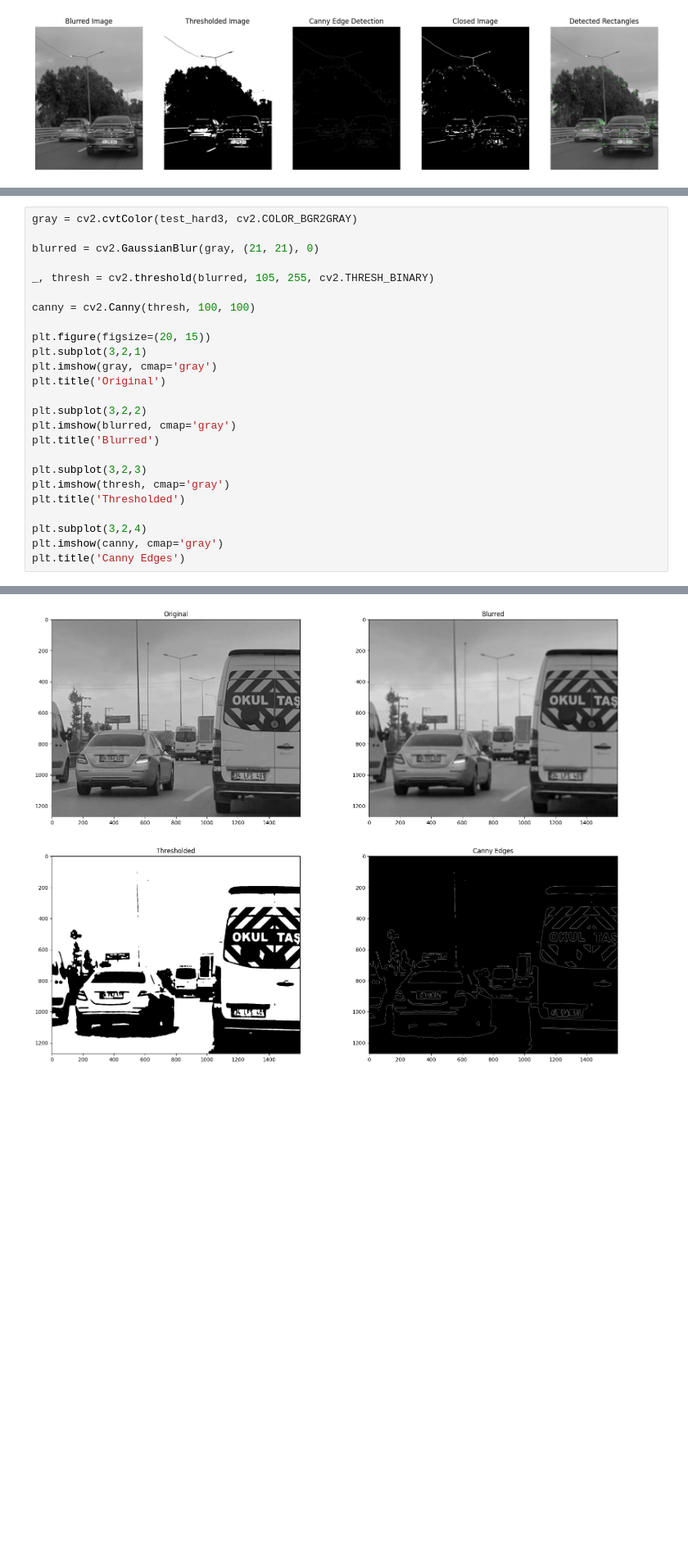
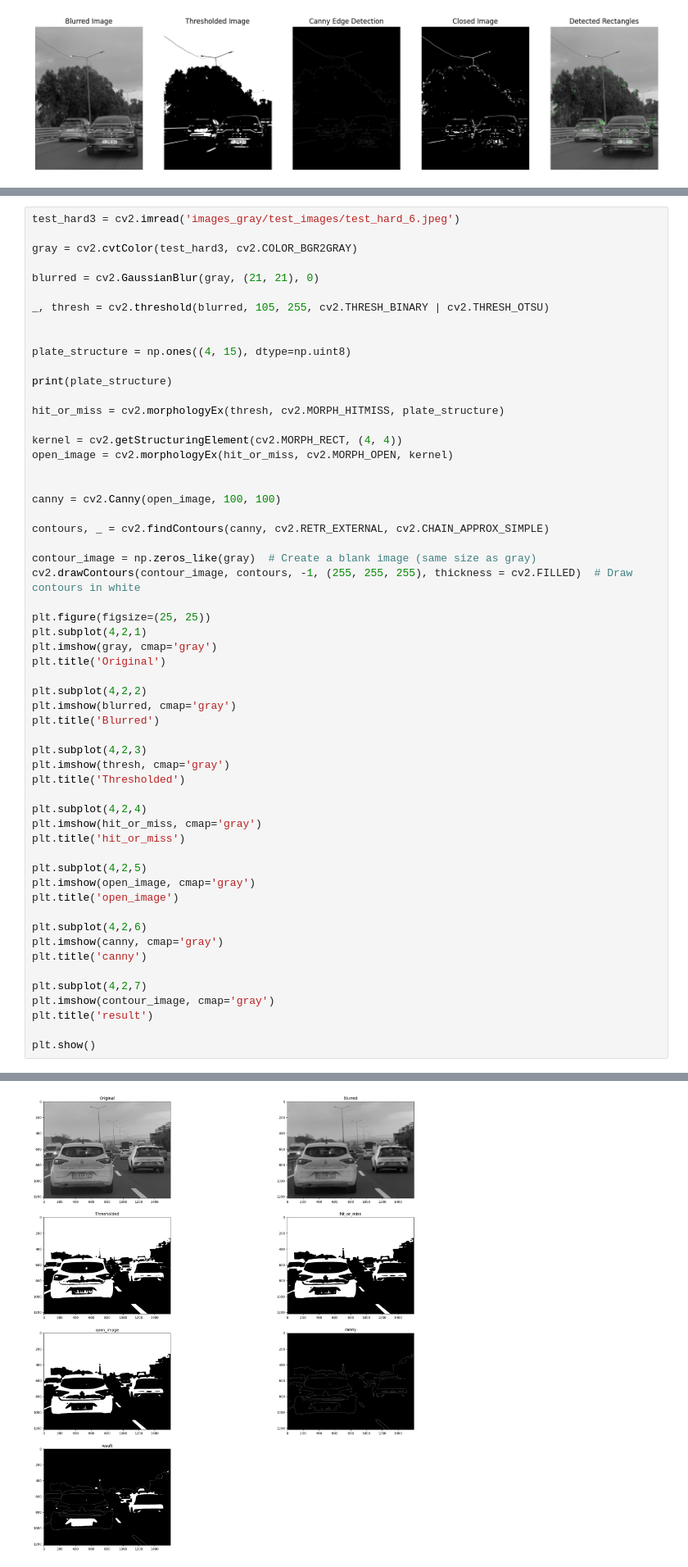
Before and after one commit to beyzanrcam/Image_Processing, a Jupyter notebook: BEYZANUR_CAM_PRJ/main.ipynb, the cells around one changed output, grey strips where cells are left out. Shown at 82% size. Cells and saved outputs as stored; diff of their text form; blank space fills up the shorter version.

Commit message:
Refactor image processing pipeline for improved performance and accuracy

```diff
--- a/BEYZANUR_CAM_PRJ/main.ipynb
+++ b/BEYZANUR_CAM_PRJ/main.ipynb
@@ -375,26 +443,58 @@ plt.show()
 # %%
+test_hard3 = cv2.imread('images_gray/test_images/test_hard_6.jpeg')
+
 gray = cv2.cvtColor(test_hard3, cv2.COLOR_BGR2GRAY)
 
 blurred = cv2.GaussianBlur(gray, (21, 21), 0)
 
-_, thresh = cv2.threshold(blurred, 105, 255, cv2.THRESH_BINARY)
+_, thresh = cv2.threshold(blurred, 105, 255, cv2.THRESH_BINARY | cv2.THRESH_OTSU)
 
-canny = cv2.Canny(thresh, 100, 100)
 
-plt.figure(figsize=(20, 15))
-plt.subplot(3,2,1)
+plate_structure = np.ones((4, 15), dtype=np.uint8)
+
+print(plate_structure)
+
+hit_or_miss = cv2.morphologyEx(thresh, cv2.MORPH_HITMISS, plate_structure)
+
+kernel = cv2.getStructuringElement(cv2.MORPH_RECT, (4, 4))
+open_image = cv2.morphologyEx(hit_or_miss, cv2.MORPH_OPEN, kernel)
+
+
+canny = cv2.Canny(open_image, 100, 100)
+
+contours, _ = cv2.findContours(canny, cv2.RETR_EXTERNAL, cv2.CHAIN_APPROX_SIMPLE)
+
+contour_image = np.zeros_like(gray)  # Create a blank image (same size as gray)
+cv2.drawContours(contour_image, contours, -1, (255, 255, 255), thickness = cv2.FILLED)  # Draw contours in white
+
+plt.figure(figsize=(25, 25))
+plt.subplot(4,2,1)
 plt.imshow(gray, cmap='gray')
 plt.title('Original')
 
-plt.subplot(3,2,2)
+plt.subplot(4,2,2)
 plt.imshow(blurred, cmap='gray')
 plt.title('Blurred')
 
-plt.subplot(3,2,3)
+plt.subplot(4,2,3)
 plt.imshow(thresh, cmap='gray')
 plt.title('Thresholded')
 
-plt.subplot(3,2,4)
+plt.subplot(4,2,4)
+plt.imshow(hit_or_miss, cmap='gray')
+plt.title('hit_or_miss')
+
+plt.subplot(4,2,5)
+plt.imshow(open_image, cmap='gray')
+plt.title('open_image')
+
+plt.subplot(4,2,6)
 plt.imshow(canny, cmap='gray')
-plt.title('Canny Edges')
+plt.title('canny')
+
+plt.subplot(4,2,7)
+plt.imshow(contour_image, cmap='gray')
+plt.title('result')
+
+plt.show()
 # %% [output]
@@ -402 +505 @@ Text(0.5, 1.0, 'Canny Edges')
-[figure, old version]
+[figure, new version]
```
Also changed, not shown: parts of 2 cells of this notebook.
